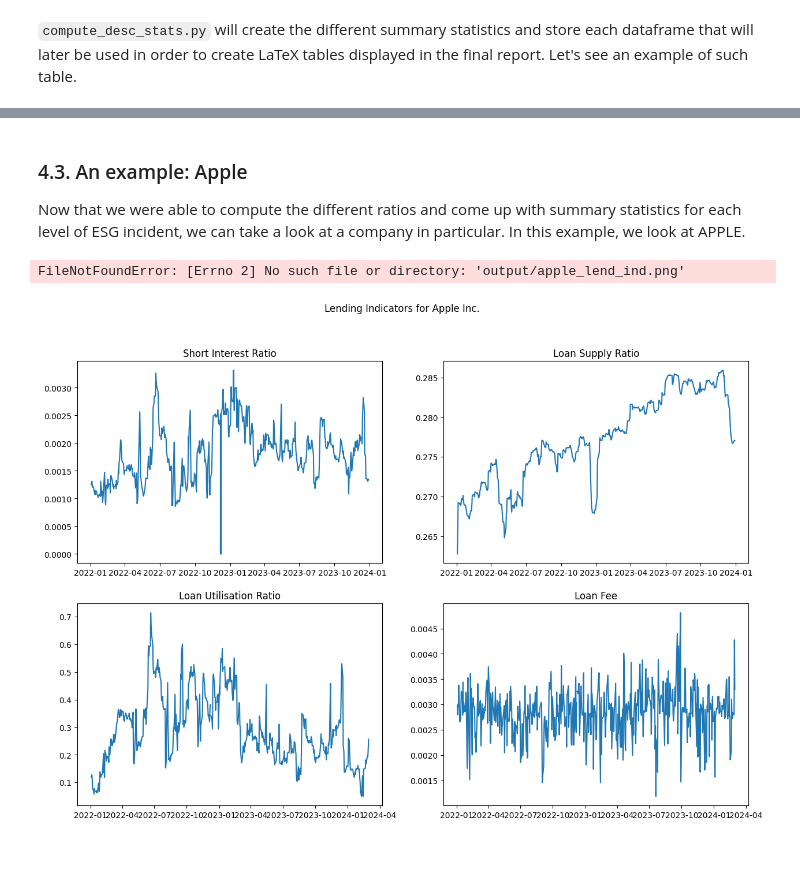
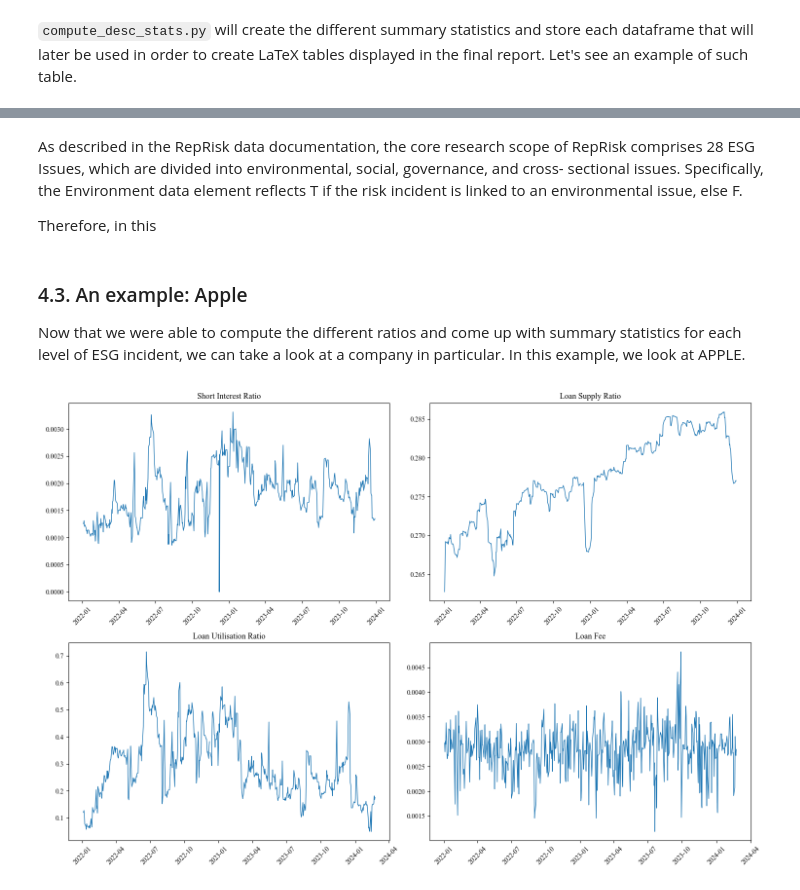
Before and after one commit to baptistepepin/FINM-32900-PROJECT, a Jupyter notebook: src/Project_Notebook.ipynb, the cells around one changed output, grey strips where cells are left out. Drawn from its saved outputs; the diff is of its cells as text; code cells hidden in the pictures; blank space fills up the shorter version.

```diff
--- a/src/Project_Notebook.ipynb
+++ b/src/Project_Notebook.ipynb
@@ -382,11 +419,20 @@ loan_fee_environment
+# %% [markdown]
+As described in the RepRisk data documentation, the core research scope of RepRisk comprises 28 ESG Issues, which are divided into environmental, social, governance, and cross- sectional issues. Specifically, the Environment data element reflects T if the risk incident is linked to an environmental issue, else F.
+
+Therefore, in this
 # %% [markdown]
 ### 4.3. An example: Apple
 
 Now that we were able to compute the different ratios and come up with summary statistics for each level of ESG incident, we can take a look at a company in particular. In this example, we look at APPLE.
 # %%
-from plot_apple_lend_ind import plot_apple_lend_ind
+from plot_lend_ind import plot_lend_ind
 
-_ = plot_apple_lend_ind(merged_df)
+cusip_list = ['037833100', '36467W109','02209S103']
+name_list = ['Apple Inc', 'GameStop Corp', 'Altria Group Inc']
+
+_ = plot_lend_ind(merged_df, cusip_list, name_list)
-# %% [output]
-FileNotFoundError: [Errno 2] No such file or directory: 'output/apple_lend_ind.png'
-[figure, removed]
+# %%
+# import graphs from the output folder
+display(Image(filename='../output/Apple Inc_lend_ind.png'))
+# %% [output]
+[figure, added]
```
Also changed, not shown: parts of 9 cells of this notebook, 2 other files.
